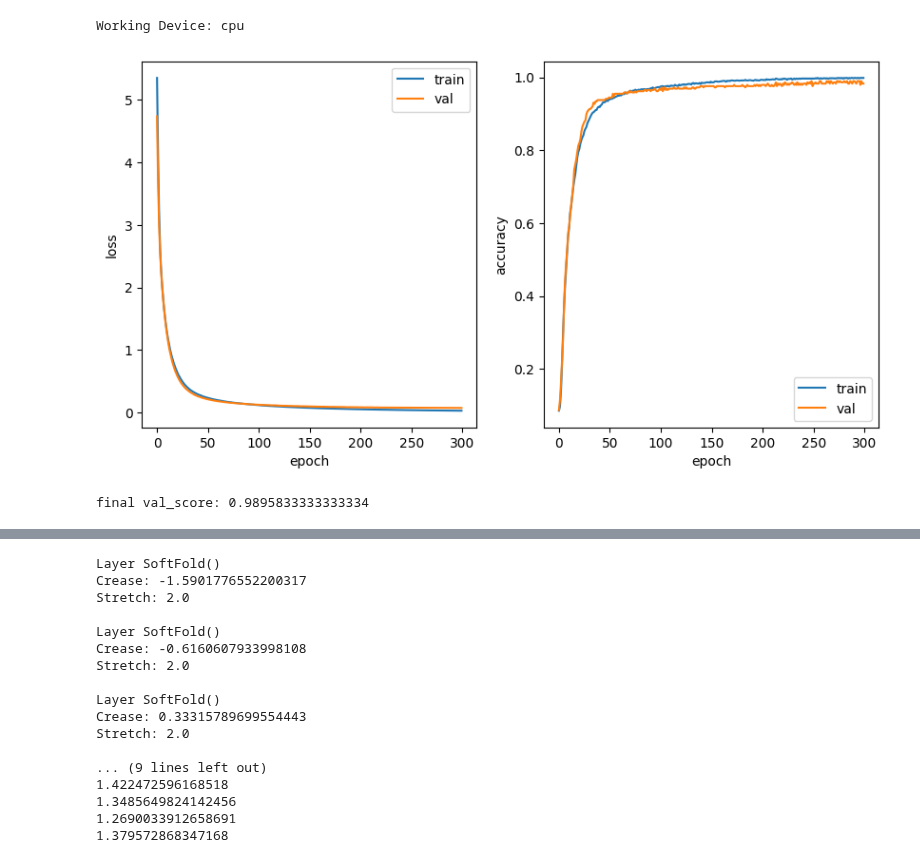
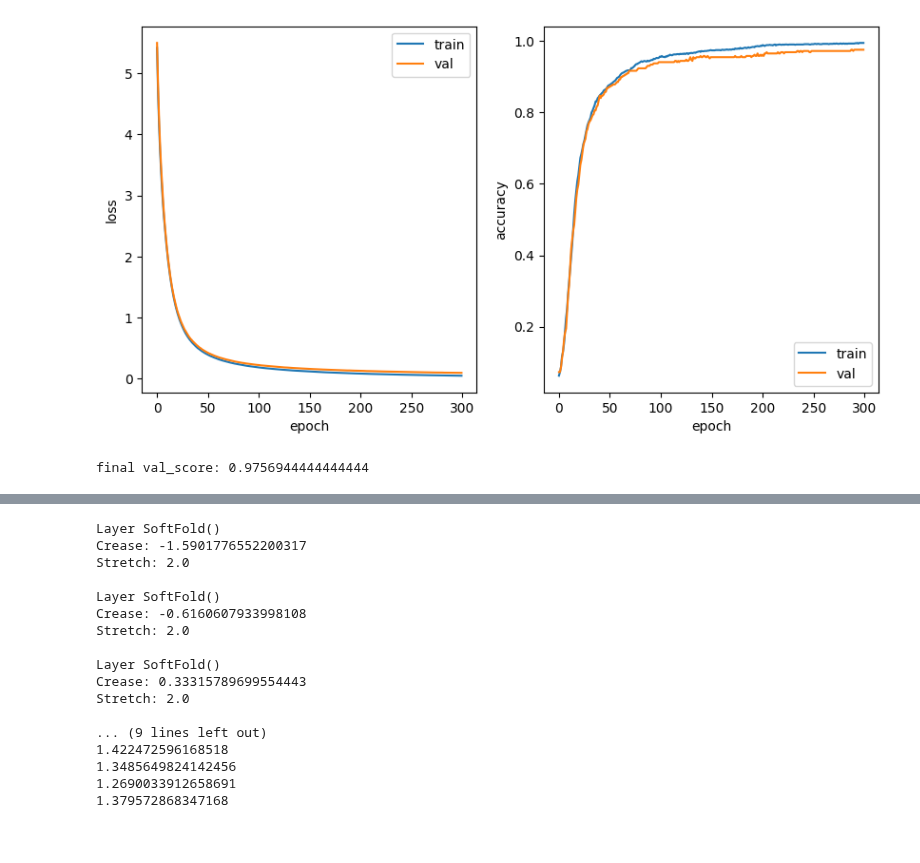
Before and after one commit to binDebug3/FoldAndCutNetworks, a Jupyter notebook: d-sam.ipynb, the cells around one changed output, grey strips where cells are left out. Saved outputs shown, nothing was run; the diff lists cells and outputs as text; code cells hidden in the pictures.

```diff
--- a/d-sam.ipynb
+++ b/d-sam.ipynb
@@ -42,21 +42,21 @@ architecture = [{'type': 'SoftFold', 'params': {'width':64, 'has_stretch': False
                 {'type': 'SoftFold', 'params': {'width':100, 'has_stretch': False}}]
 
 architecture2 = [{'type': 'SoftFold', 'params': {'width':100, 'has_stretch': False}}]
+blank = [64]
 # %%
 # Data generation
 train_loader = load_data(X_train, y_train, batch_size=32, shuffle=True)
 val_loader = load_data(X_val, y_val, batch_size=32, shuffle=True)
 test_loader = load_data(X_test, y_test, batch_size=32, shuffle=True)
 # %%
-model = DynamicOrigami(architecture,10)
+model = DynamicOrigami(blank,10)
 optimizer = torch.optim.Adam(model.parameters(), lr=.0001)
-train_losses, val_losses, train_accuracies, val_accuracies = train(model, optimizer, train_loader, val_loader, epochs=300)
+train_losses, val_losses, train_accuracies, val_accuracies, *learning_rates = train(model, optimizer, train_loader, val_loader, epochs=300, validate_rate=1/300)
 plot_model(train_losses, val_losses, train_accuracies, val_accuracies)
 print("final val_score:", np.mean(val_accuracies[-10]))
 # %% [output]
+[figure, new version]
-Working Device: cpu
+final val_score: 0.9756944444444444
-[figure, old version]
-final val_score: 0.9895833333333334
 # %%
 model2 = DynamicOrigami(architecture2,10)
 optimizer = torch.optim.Adam(model2.parameters(), lr=.0001)
```
Also changed, not shown: parts of 1 cell of this notebook, 1 other file.
